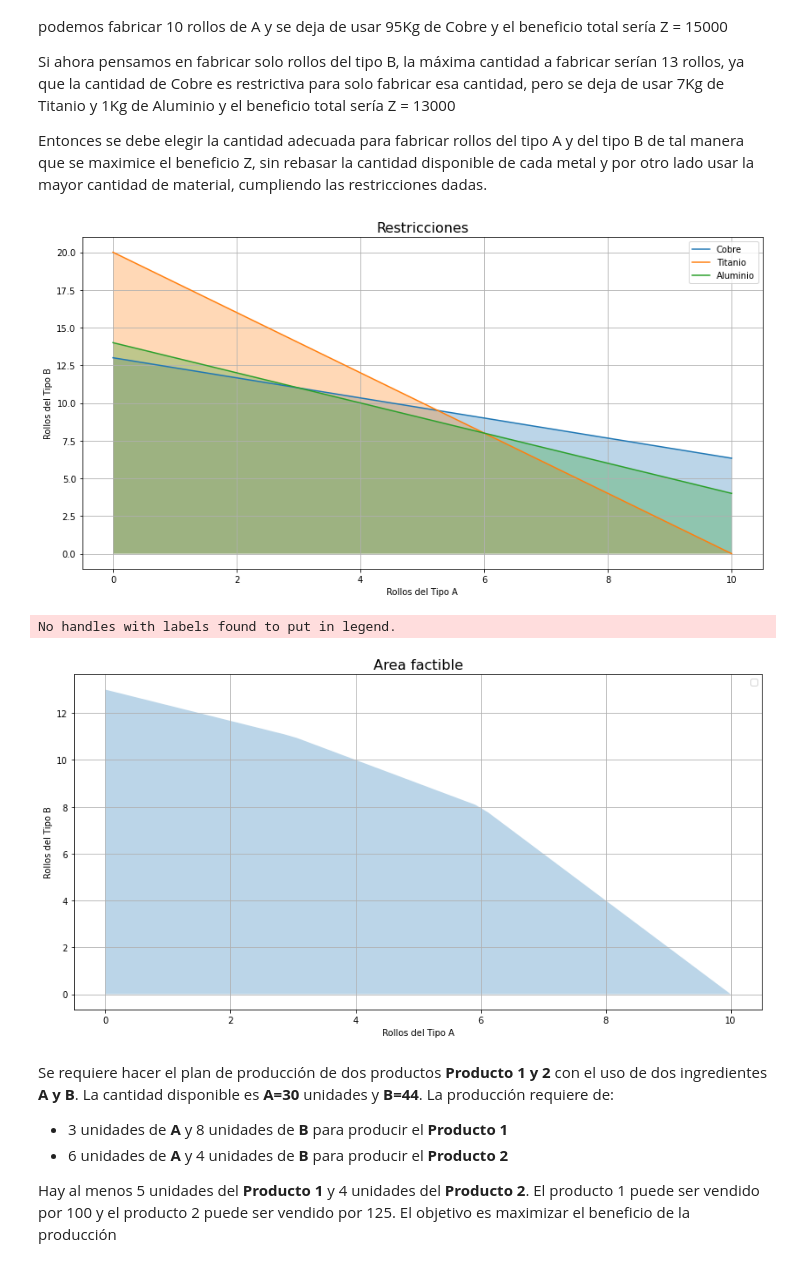
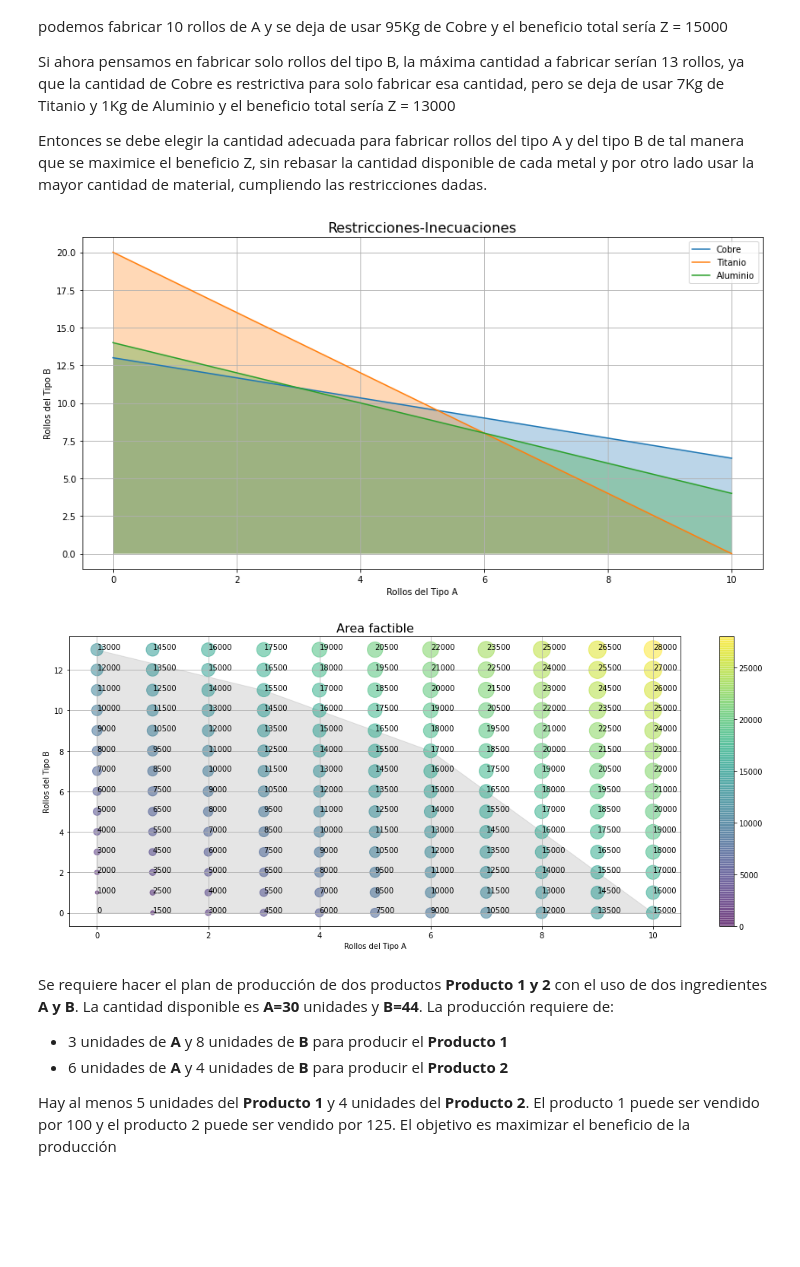
Before and after one commit to jcjimenezb123/ProgramacionPython, a Jupyter notebook: ProgramacionLineal.ipynb, the cells around one changed output. Drawn from its saved outputs; the diff is of its cells as text; code cells hidden in the pictures; blank space fills up the shorter version.

```diff
--- a/ProgramacionLineal.ipynb
+++ b/ProgramacionLineal.ipynb
@@ -78,7 +78,7 @@ Si ahora pensamos en fabricar solo rollos del tipo B, la máxima cantidad a fabr
 
 Entonces se debe elegir la cantidad adecuada para fabricar rollos del tipo A y del tipo B de tal manera que se maximice el beneficio Z, sin rebasar la cantidad disponible de cada metal y por otro lado usar la mayor cantidad de material, cumpliendo las restricciones dadas.
 # %%
-#@title
+#@title Restricciones
 import matplotlib.pyplot as plt
 import numpy as np
 
@@ -94,31 +94,41 @@ plt.fill_between(x,y2,alpha=0.3)
 plt.plot(x,y3,label='Aluminio')
 plt.fill_between(x,y3,alpha=0.3)
 plt.legend()
-plt.title('Restricciones',fontsize=16)
+plt.title('Restricciones-Inecuaciones',fontsize=16)
 plt.xlabel('Rollos del Tipo A')
 plt.ylabel('Rollos del Tipo B')
 plt.grid()
 # %% [output]
-[figure, old version]
+[figure, new version]
 # %%
-#@title
+#@title Area factible
 x=np.linspace(0,10)
 y1=(-10*x+195)/15
 y2=(-2*x+20)
 y3=14-x
 
+z=lambda A,B:1500*A+1000*B
+a=np.arange(0,11,1)
+b=np.arange(0,14,1)
+A,B=np.meshgrid(a,b)
+Z=z(A,B)
 y4=np.minimum(y1,y2)
 y5=np.minimum(y4,y3)
-plt.figure(figsize=(14,7))
-plt.fill_between(x,y5,alpha=0.3)
-plt.legend()
+plt.figure(figsize=(18,7))
+plt.fill_between(x,y5,color='gray',alpha=0.2)
+plt.scatter(A,B,s=Z/50,c=Z, alpha=0.5, cmap='viridis')
+plt.colorbar()
 plt.title('Area factible',fontsize=16)
 plt.xlabel('Rollos del Tipo A')
 plt.ylabel('Rollos del Tipo B')
 plt.grid()
+for r in a:
+  for c in b:
+    plt.text(r, c,z(r,c))
+
+plt.show()
 # %% [output]
-No handles with labels found to put in legend.
-[figure, old version]
+[figure, new version]
 # %% [markdown]
 Se requiere hacer el plan de producción de dos productos **Producto 1 y 2** con el uso de dos ingredientes **A y B**. La cantidad disponible es **A=30** unidades y **B=44**. La producción requiere de:
 
```
